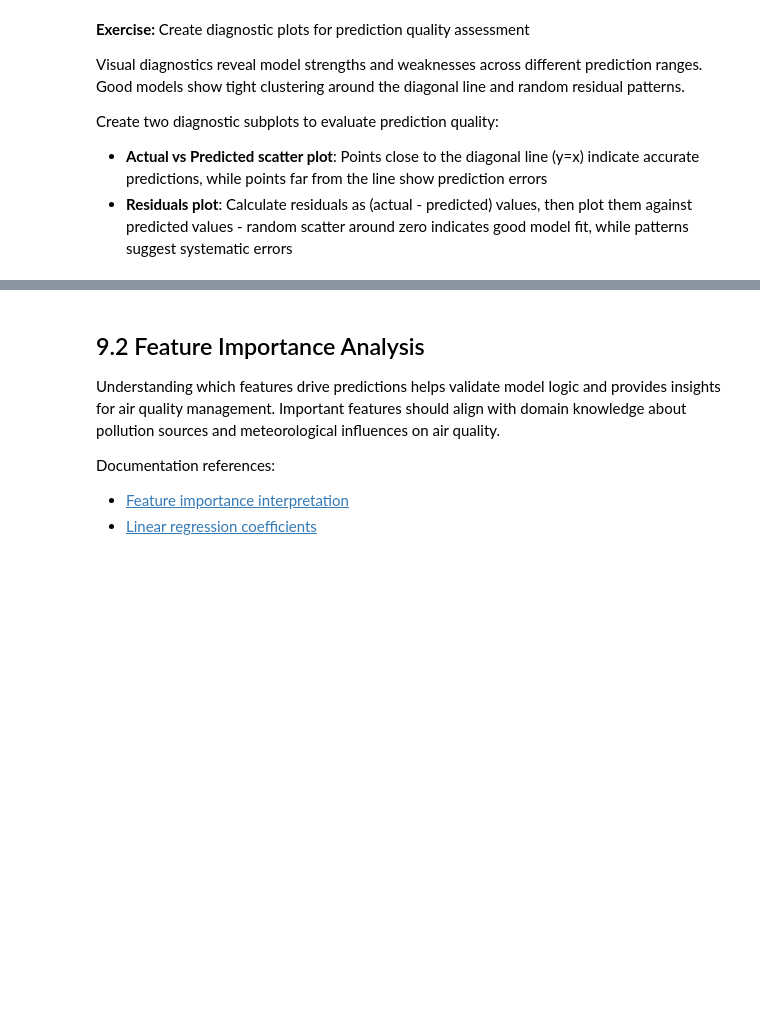
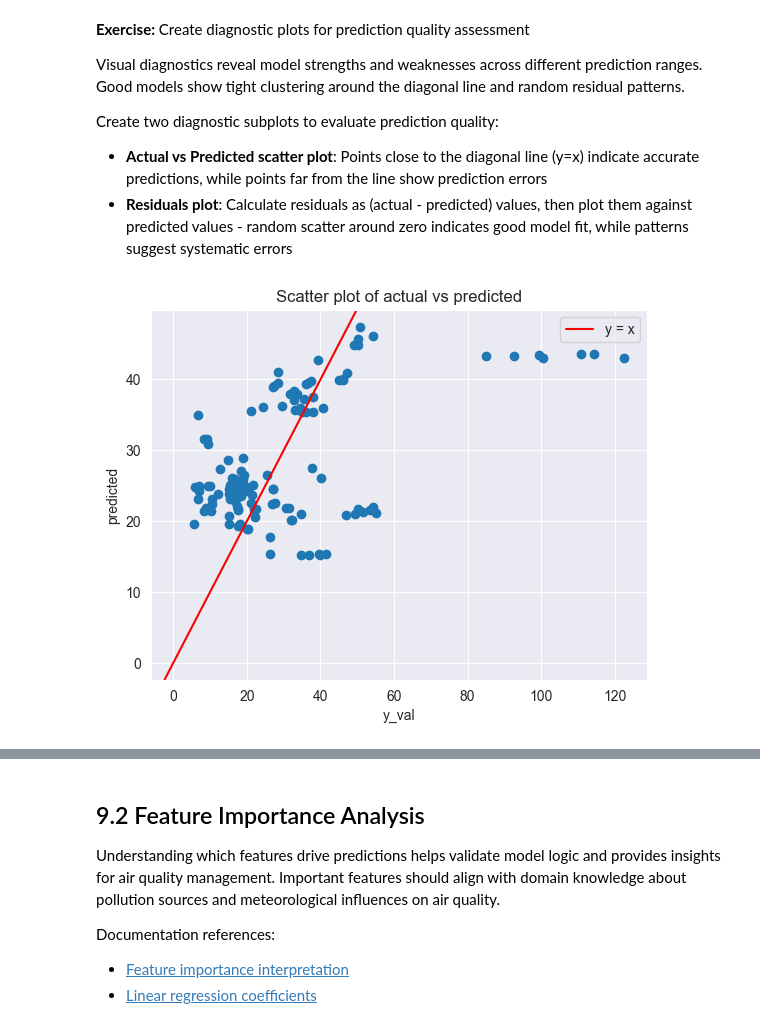
Before and after one commit to PierreAHignard/NLP-Spam-Detection, a Jupyter notebook: notebooks/air_quality_todo.ipynb, the cells around one changed output, grey strips where cells are left out. Cells and saved outputs as stored; diff of their text form; code cells hidden in the pictures; blank space fills up the shorter version.

```diff
--- a/notebooks/air_quality_todo.ipynb
+++ b/notebooks/air_quality_todo.ipynb
@@ -1289,5 +1351,16 @@ Create two diagnostic subplots to evaluate prediction quality:
 # %%
 # TODO Create a comparison plot of actual vs predicted values
 # Use the last fold's predictions for visualization
 # Scatter plot of actual vs predicted
 # Residuals plot
+
+plt.figure()
+plt.scatter(y_val, prediction)
+plt.title("Scatter plot of actual vs predicted")
+plt.xlabel("y_val")
+plt.ylabel("predicted")
+plt.axline((0, 0), (10, 10), color='red', linestyle='-', label="y = x")
+plt.legend()
+plt.show()
+# %% [output]
+[figure, added]
```
Also changed, not shown: parts of 29 cells of this notebook.
